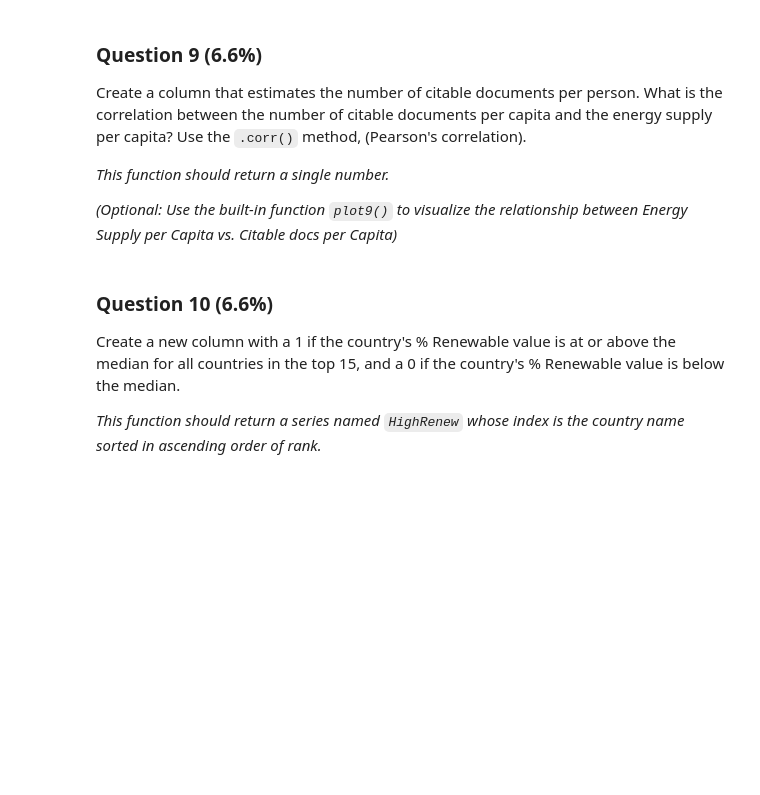
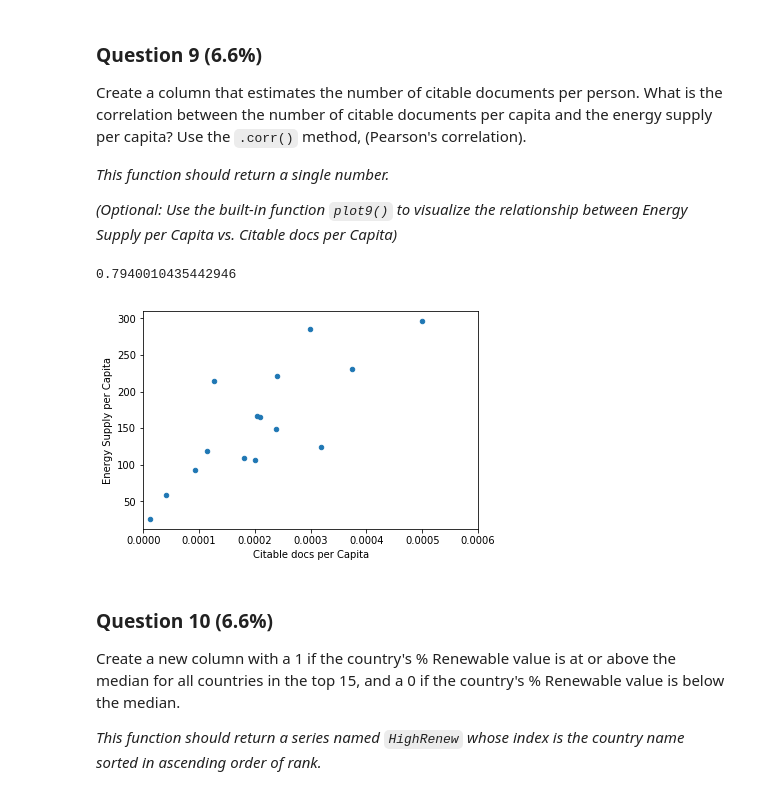
Before and after one commit to vishalmishra14/Introduction-to-Data-Science-in-Python, a Jupyter notebook: week3/Assignment+3.ipynb, the cells around one changed output. Cells and saved outputs as stored; diff of their text form; code cells hidden in the pictures; blank space fills up the shorter version.

Commit message:
Completed week3 assignment

```diff
--- a/week3/Assignment+3.ipynb
+++ b/week3/Assignment+3.ipynb
@@ -62,4 +57,9 @@ pd.set_option('max_rows',300)
 # %%
+import pandas as pd
+from functools import reduce
+import numpy as np
+pd.set_option('max_columns',100)
+pd.set_option('max_rows',300)
 def answer_one():
     energy = pd.read_excel('Energy Indicators.xls', sheet_name='Energy', header=None,
                                                                  names = ['Country', 'Energy Supply', 'Energy Supply per Capita', '% Renewable']
@@ -67,7 +67,7 @@ def answer_one():
                                                                  usecols=list(range(2,6)), skiprows=list(range(18)),
                                                                  nrows=None, na_values='...',
                                                                  skipfooter=38)
-    energy['Energy Supply'] = energy['Energy Supply']/1000000
+    energy['Energy Supply'] *= 1000000
     energy['Country'] = energy['Country'].str.replace('\d+','')
     energy['Country'] = energy['Country'].str.replace(r"\(.*\)","")
     energy['Country'] = energy['Country'].str.strip()
@@ -91,8 +91,8 @@ def answer_one():
 
     df_merged = reduce(lambda  left,right: pd.merge(left,right,on=['Country'],how='inner'), [ScimEn, energy, GDP])
     df_merged = df_merged[:15]
-    df_merged.drop('Country',axis=1,inplace=True)
+    df_merged.set_index('Country',inplace=True)
     return df_merged
 
-print(answer_one())
+answer_one()
 # %% [output]
@@ -204,3 +277,12 @@ def answer_nine():
+# %%
+def answer_nine():
+    Top15 = answer_one()
+    Top15['Population'] = Top15['Energy Supply'] / Top15['Energy Supply per Capita']
+    Top15['Citable docs per Capita'] = Top15['Citable documents'] / Top15['Population']
+    return Top15['Citable docs per Capita'].corr(Top15['Energy Supply per Capita'])
+answer_nine()
+# %% [output]
+0.7940010435442946
 # %%
 def plot9():
     import matplotlib as plt
@@ -211,7 +293,9 @@ def plot9():
     Top15['Citable docs per Capita'] = Top15['Citable documents'] / Top15['PopEst']
     Top15.plot(x='Citable docs per Capita', y='Energy Supply per Capita', kind='scatter', xlim=[0, 0.0006])
 # %%
-#plot9() # Be sure to comment out plot9() before submitting the assignment!
+plot9() # Be sure to comment out plot9() before submitting the assignment!
+# %% [output]
+[figure, added]
 # %% [markdown]
 ### Question 10 (6.6%)
 Create a new column with a 1 if the country's % Renewable value is at or above the median for all countries in the top 15, and a 0 if the country's % Renewable value is below the median.
```
Also changed, not shown: parts of 26 cells of this notebook.
